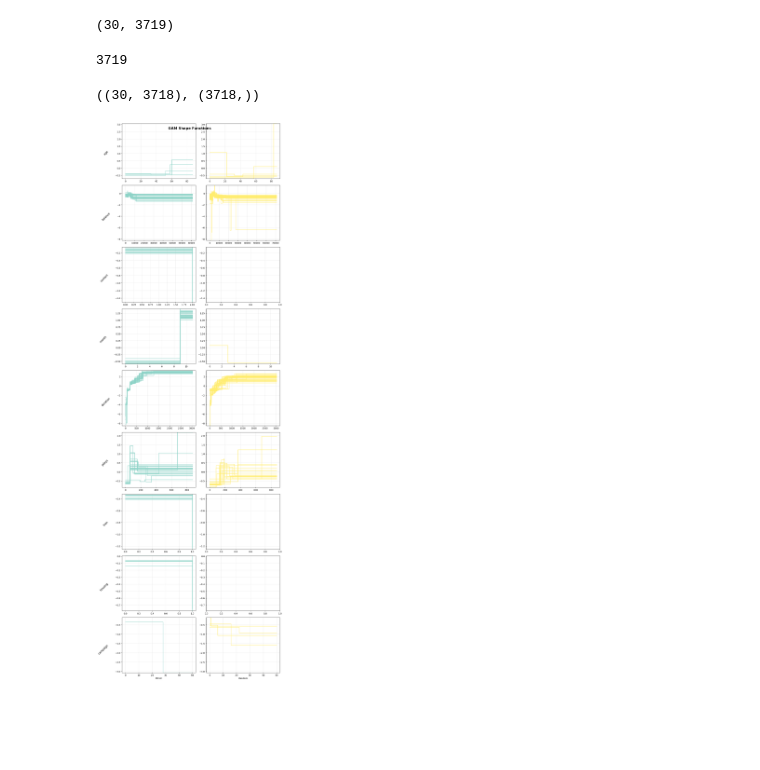
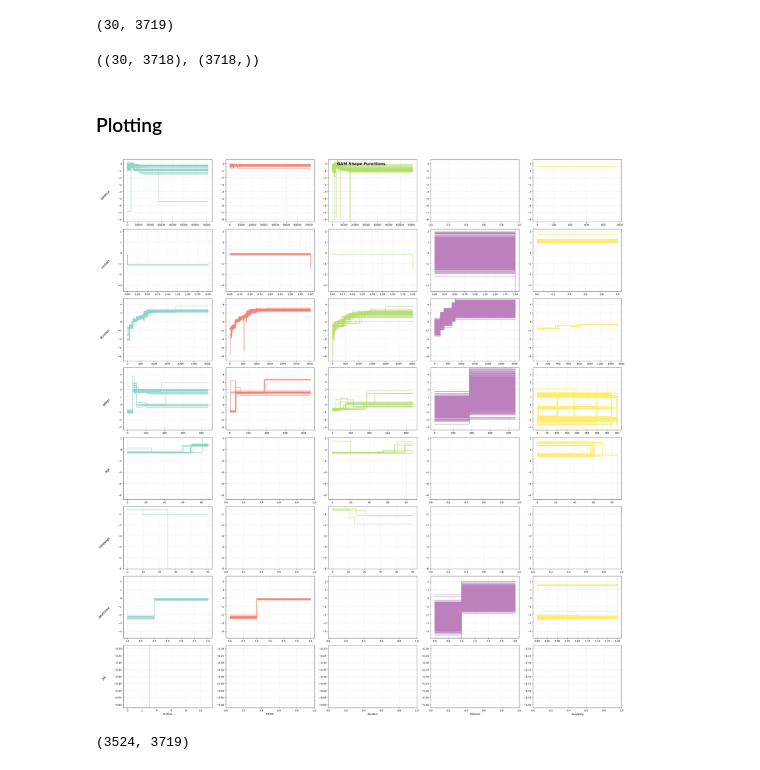
Before and after one commit to chrisli36/gam-rashoman-set, a Jupyter notebook: test_mh.ipynb, the cells around one changed output. Drawn from its saved outputs; the diff is of its cells as text; code cells hidden in the pictures; blank space fills up the shorter version.

```diff
--- a/test_mh.ipynb
+++ b/test_mh.ipynb
@@ -317,0 +472,8 @@ for sample in samples:
+# %%
+w = np.zeros(K)
+w[sample] = 1
+sparse_X, sparse_header = utils.binary_to_one_hot(data.iloc[:,:-1], w, cum_header)
+
+header_object = ModelUtils.get_header_object(cum_header)
+sparse_header_object = ModelUtils.get_header_object(sparse_header)
+expanded_theta = ModelUtils.expand_w(sparse_gam_data['w_orig'], sparse_header_object, header_object)
@@ -318,9 +484,8 @@ for sample in samples:
 # %%
 all_w_samples = []
-for sample_set in [samples, random_samples]:
+for sample_set in [uniform_samples, samples, random_samples]:
     w_samples = []
     for sample in sample_set:
-        sample = sorted(list(sample))
         print(sample)
         w = np.zeros(K)
         w[sample] = 1
@@ -367,7 +531,6 @@ def get_binned_w_samples(samples, w_samples):
     binned_w_samples = []
     losses = []
     for sample, theta in zip(samples, w_samples):
-        sample = sorted(list(sample))
         w = np.zeros(K)
         w[sample] = 1
         sparse_X, sparse_header = utils.binary_to_one_hot(data.iloc[:,:-1], w, cum_header)
@@ -399,5 +562,6 @@ def get_binned_w_samples(samples, w_samples):
     binned_w_samples = np.vstack(binned_w_samples)
     return binned_w_samples, losses
 
-binned_mcmc_w_samples, mcmc_losses = get_binned_w_samples(samples, all_w_samples[0])
-binned_random_w_samples, random_losses = get_binned_w_samples(random_samples, all_w_samples[1])
+binned_uniform_w_samples, uniform_losses = get_binned_w_samples(uniform_samples, all_w_samples[0])
+binned_mcmc_w_samples, mcmc_losses = get_binned_w_samples(samples, all_w_samples[1])
+binned_random_w_samples, random_losses = get_binned_w_samples(random_samples, all_w_samples[2])
@@ -406,17 +574,28 @@ binned_mcmc_w_samples.shape
 # %% [output]
 (30, 3719)
-# %%
-len(bin_header)
-# %% [output]
-3719
 # %%
 binned_mcmc_w_samples[:,1:].shape, np.array(bin_header[1:]).shape
 # %% [output]
 ((30, 3718), (3718,))
+# %% [markdown]
+### Plotting
+# %%
+fn_ellipsoid = 'ellipsoid_l0_0.001_l2_0.001_m_1.05_samples_1000_sampling_surface_distance_metric_None.pkl'
+ellipsoid_result = Results.load_result(f"results/{dn}/method_results/{fn_ellipsoid}")
+
+fn_swapping = 'swapping_l0_0.001_l2_1e-08_m_1.05_samples_100.pkl'
+swapping_result = Results.load_result(f"results/{dn}/method_results/{fn_swapping}")
 # %%
 plotter = MultiPlotter(title=f"GAM Shape Functions")
+plotter.add_shape_function(np.array(bin_header[1:]), binned_uniform_w_samples[:,1:], 'Uniform')
 plotter.add_shape_function(np.array(bin_header[1:]), binned_mcmc_w_samples[:,1:], 'MCMC')
 plotter.add_shape_function(np.array(bin_header[1:]), binned_random_w_samples[:,1:], 'Random')
+plotter.add_shape_function(np.array(bin_header[1:]), ellipsoid_result.w_rset[:,1:], 'Ellipsoid')
+plotter.add_shape_function(np.array(bin_header[1:]), swapping_result.w_rset[:,1:], 'Swapping')
 fig = plotter.plot_shape_functions()
 # %% [output]
-[figure, old version]
+[figure, new version]
+# %%
+len(binned_uniform_w_samples[0].nonzero()[0]), len(binned_uniform_w_samples[0])
+# %% [output]
+(3524, 3719)
```
Also changed, not shown: parts of 22 cells of this notebook, 3 other files.
